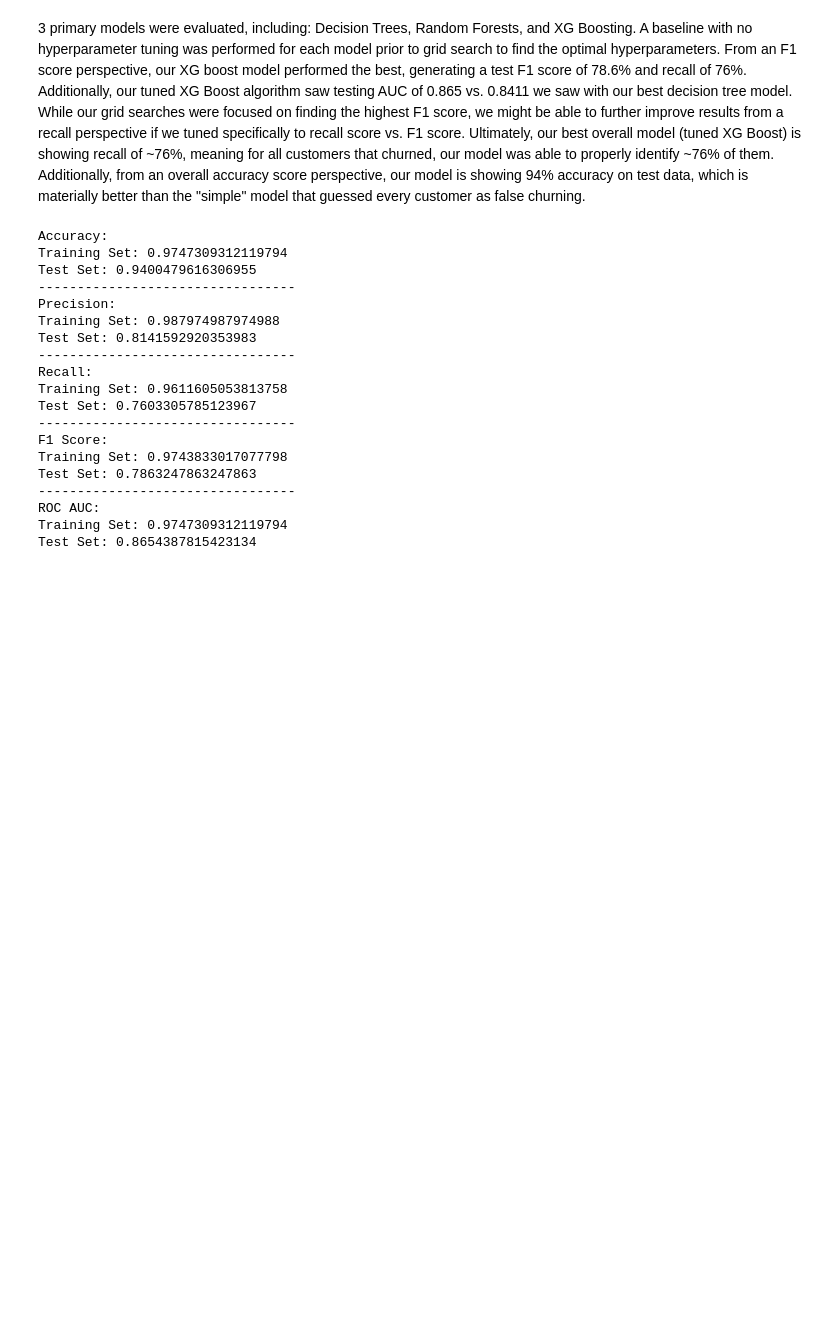
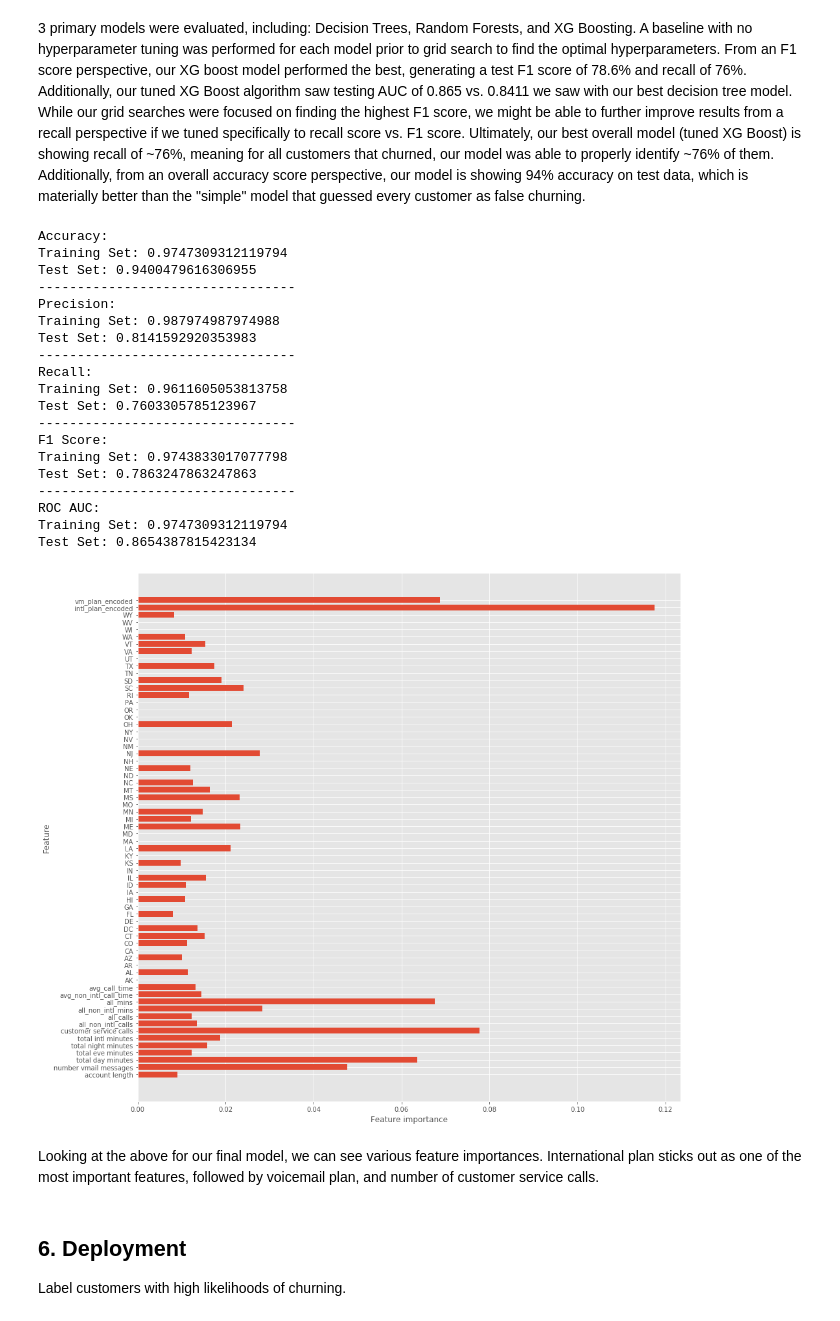
Before and after one commit to akaigraham/Predicting-Customer-Churn, a Jupyter notebook: telecom_churn_classifier.ipynb, the cells around one changed output. Drawn from its saved outputs; the diff is of its cells as text; code cells hidden in the pictures; blank space fills up the shorter version.

Commit message:
finalized jupyter notebook

```diff
--- a/telecom_churn_classifier.ipynb
+++ b/telecom_churn_classifier.ipynb
@@ -492,5 +492,8 @@ clean_df = raw_df.copy()
 # %%
 # drop all charge columns as these correlate perfectly with respective minutes columns
 clean_df.drop(['total day charge', 'total eve charge', 'total night charge', 'total intl charge'], axis=1, inplace=True)
+# %%
+# set index to phone number
+clean_df = clean_df.set_index('phone number')
 # %%
 # feature selection using EDA above to select features that appear related to churn
@@ -1213,3 +1203,13 @@ Test Set: 0.7863247863247863
 ROC AUC:
 Training Set: 0.9747309312119794
 Test Set: 0.8654387815423134
+# %%
+# plot feature importances of final model
+plot_feature_importances(final_model, X_train_resampled, y_train_resampled)
+# %% [output]
+[figure, added]
+# %% [markdown]
+Looking at the above for our final model, we can see various feature importances.  International plan sticks out as one of the most important features, followed by voicemail plan, and number of customer service calls.
+# %% [markdown]
+## 6. Deployment
+Label customers with high likelihoods of churning.
```
Also changed, not shown: parts of 12 cells of this notebook.
